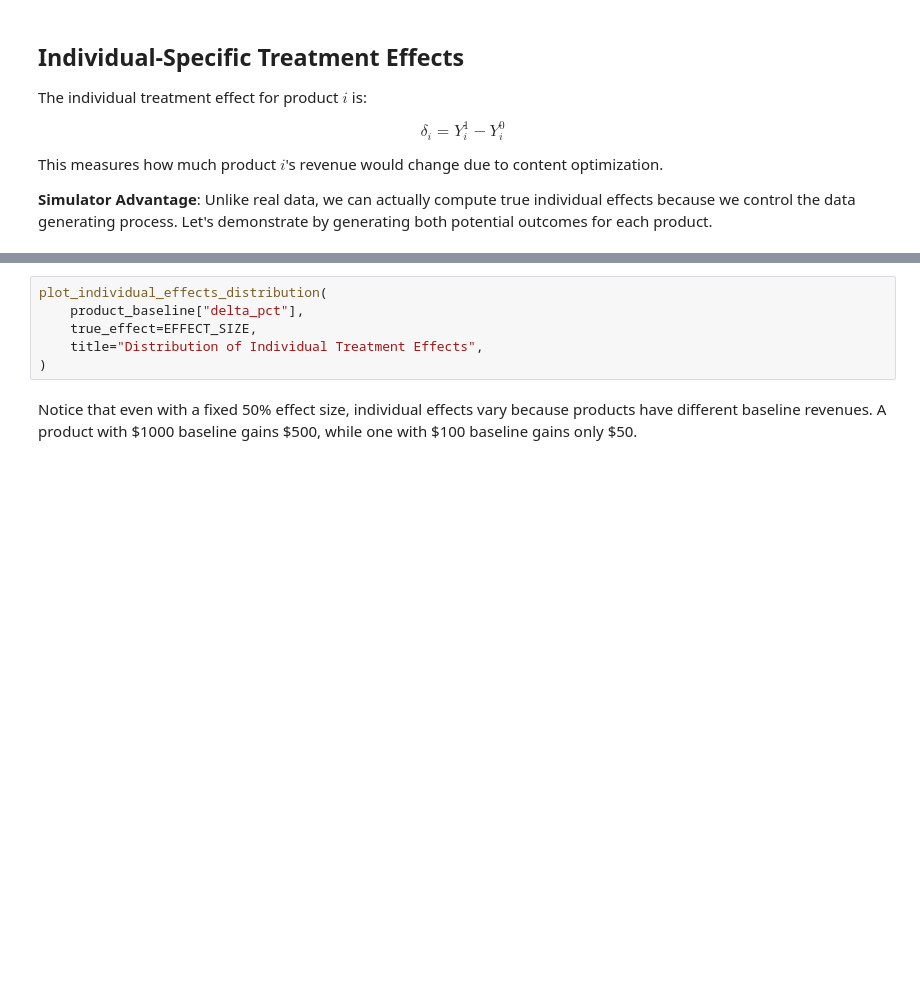
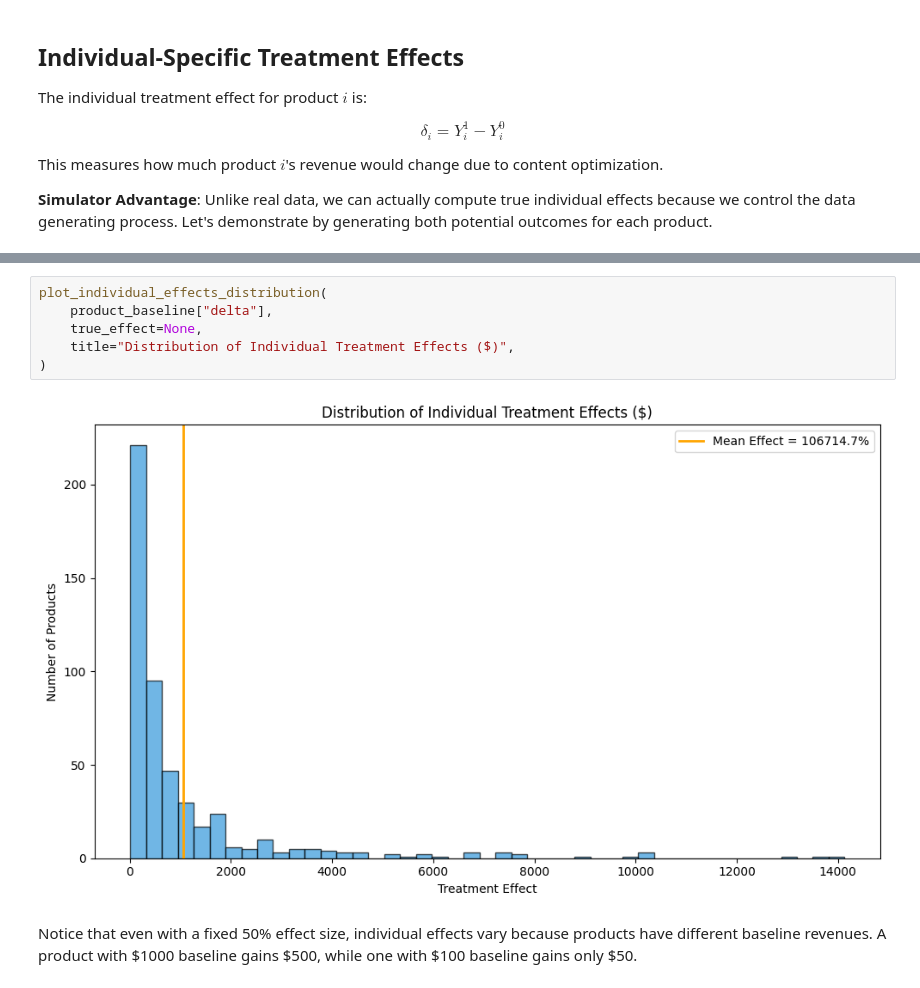
Before and after one commit to eisenhauerIO/courses-business-decisions, a Jupyter notebook: docs/source/measure-impact/01_potential_outcome_model.ipynb, the cells around one changed output, grey strips where cells are left out. Cells and saved outputs as stored; diff of their text form; blank space fills up the shorter version.

```diff
--- a/docs/source/measure-impact/01_potential_outcome_model.ipynb
+++ b/docs/source/measure-impact/01_potential_outcome_model.ipynb
@@ -128,9 +203,11 @@ print(f"Std of individual effects: ${product_baseline['delta'].std():,.2f}")
 # %%
 plot_individual_effects_distribution(
-    product_baseline["delta_pct"],
-    true_effect=EFFECT_SIZE,
-    title="Distribution of Individual Treatment Effects",
+    product_baseline["delta"],
+    true_effect=None,
+    title="Distribution of Individual Treatment Effects ($)",
 )
+# %% [output]
+[figure, added]
 # %% [markdown]
 Notice that even with a fixed 50% effect size, individual effects vary because products have different baseline revenues. A product with \$1000 baseline gains \$500, while one with \$100 baseline gains only \$50.
 # %% [markdown]
```
Also changed, not shown: parts of 27 cells of this notebook, 4 other files.
